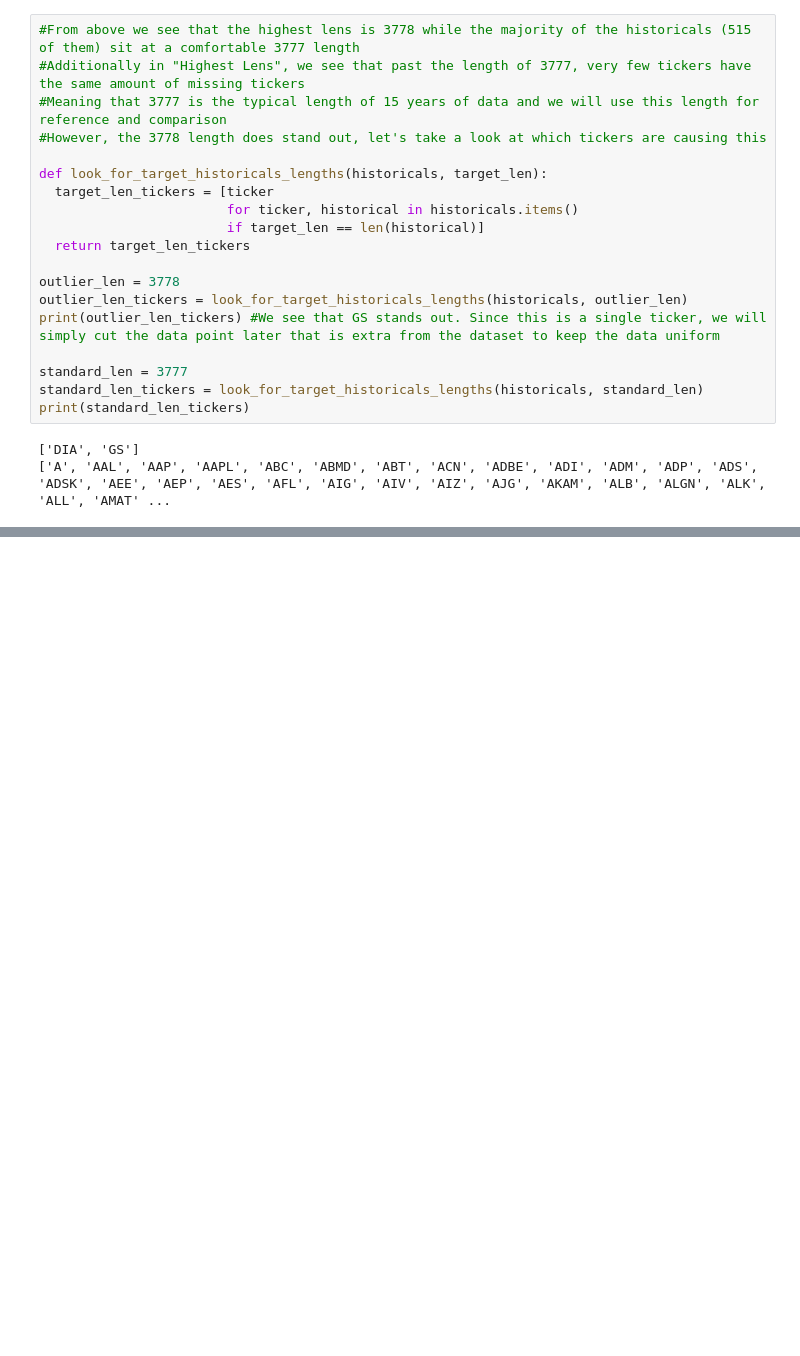
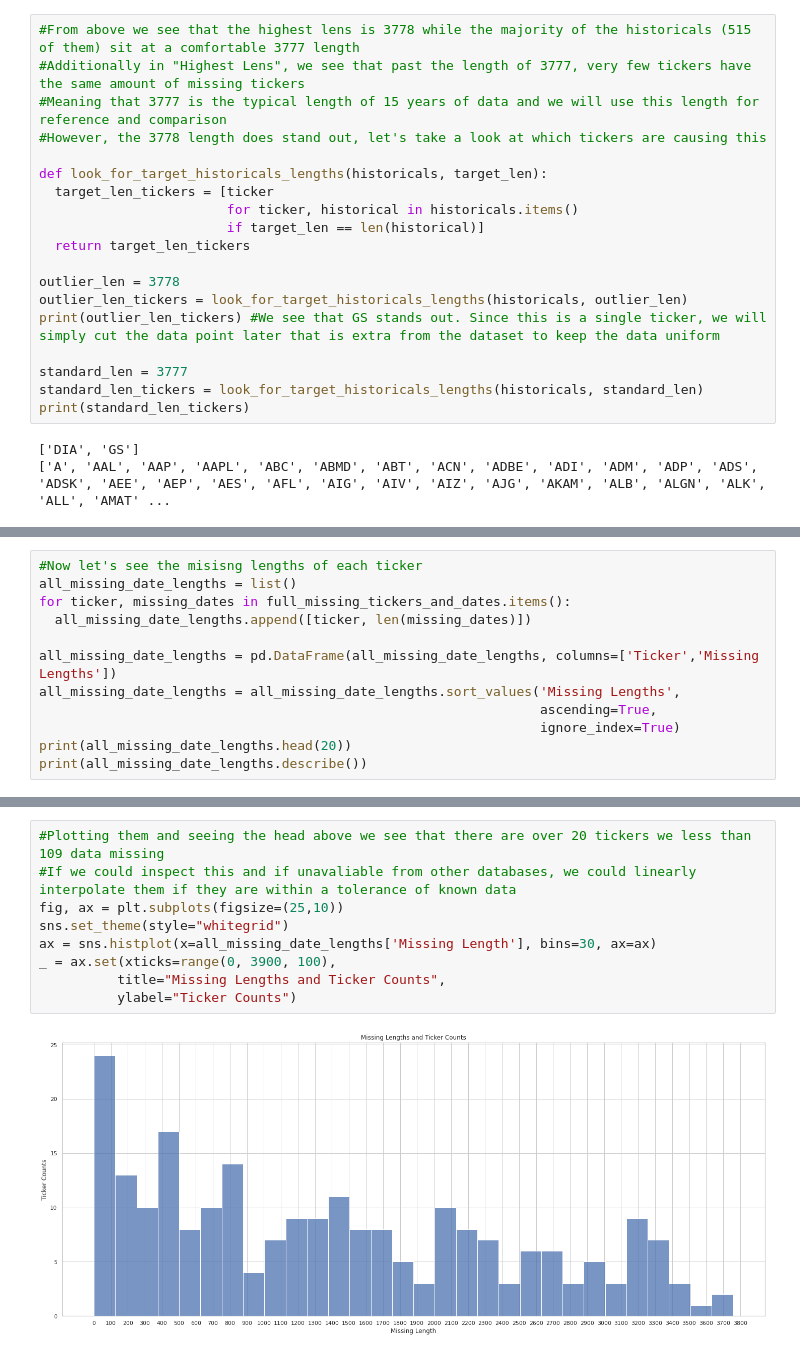
Before and after one commit to muchcreative/15Yr-Free-SP500-Historical-Data-and-Cleaning, a Jupyter notebook: Part 3 - Handling Missing YF Historicals/Part_3A_Tutorial.ipynb, the cells around one changed output, grey strips where cells are left out. Cells and saved outputs as stored; diff of their text form; blank space fills up the shorter version.

```diff
--- a/Part 3 - Handling Missing YF Historicals/Part_3A_Tutorial.ipynb
+++ b/Part 3 - Handling Missing YF Historicals/Part_3A_Tutorial.ipynb
@@ -234,0 +328,12 @@ print(true_missing_tickers_and_dates)
+# %%
+#Now let's see the misisng lengths of each ticker
+all_missing_date_lengths = list()
+for ticker, missing_dates in full_missing_tickers_and_dates.items():
+  all_missing_date_lengths.append([ticker, len(missing_dates)])
+
+all_missing_date_lengths = pd.DataFrame(all_missing_date_lengths, columns=['Ticker','Missing Lengths'])
+all_missing_date_lengths = all_missing_date_lengths.sort_values('Missing Lengths',
+                                                                ascending=True,
+                                                                ignore_index=True)
+print(all_missing_date_lengths.head(20))
+print(all_missing_date_lengths.describe())
@@ -234,0 +358,11 @@ print(true_missing_tickers_and_dates)
+# %%
+#Plotting them and seeing the head above we see that there are over 20 tickers we less than 109 data missing
+#If we could inspect this and if unavaliable from other databases, we could linearly interpolate them if they are within a tolerance of known data
+fig, ax = plt.subplots(figsize=(25,10))
+sns.set_theme(style="whitegrid")
+ax = sns.histplot(x=all_missing_date_lengths['Missing Length'], bins=30, ax=ax)
+_ = ax.set(xticks=range(0, 3900, 100),
+          title="Missing Lengths and Ticker Counts",
+          ylabel="Ticker Counts")
+# %% [output]
+[figure, added]
```
Also changed, not shown: parts of 22 cells of this notebook, 5 other files.
